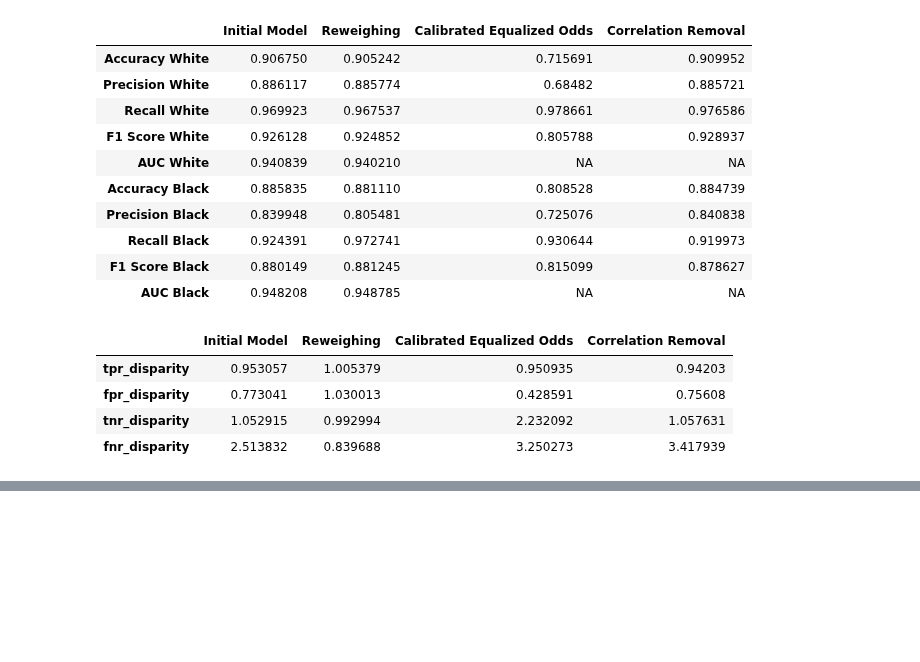
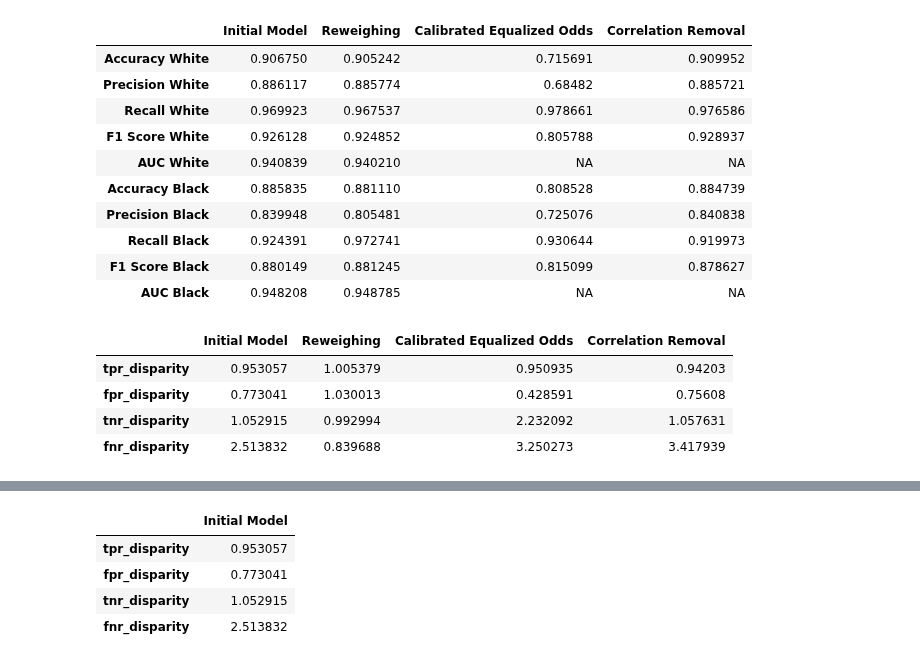
Before and after one commit to HaukeSchwarz/Thesis, a Jupyter notebook: notebooks/Aggregated_Result_Analysis.ipynb, the cells around one changed output, grey strips where cells are left out. Drawn from its saved outputs; the diff is of its cells as text; code cells hidden in the pictures; blank space fills up the shorter version.

```diff
--- a/notebooks/Aggregated_Result_Analysis.ipynb
+++ b/notebooks/Aggregated_Result_Analysis.ipynb
@@ -116,0 +142,9 @@ race_score_df_2
+# %%
+race_score_initial_2 = pd.DataFrame(race_score_df_2["Initial Model"])
+race_score_initial_2
+# %% [output]
+|  | Initial Model |
+| tpr_disparity | 0.953057 |
+| fpr_disparity | 0.773041 |
+| tnr_disparity | 1.052915 |
+| fnr_disparity | 2.513832 |
```
Also changed, not shown: parts of 2 cells of this notebook.
